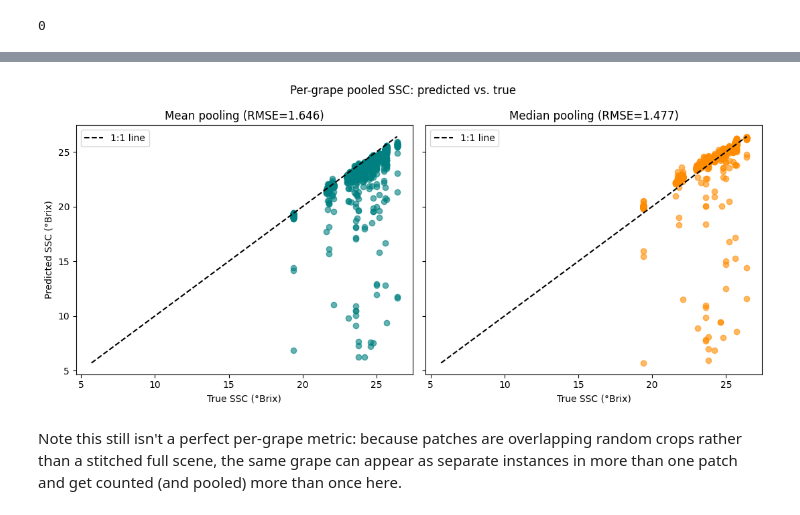
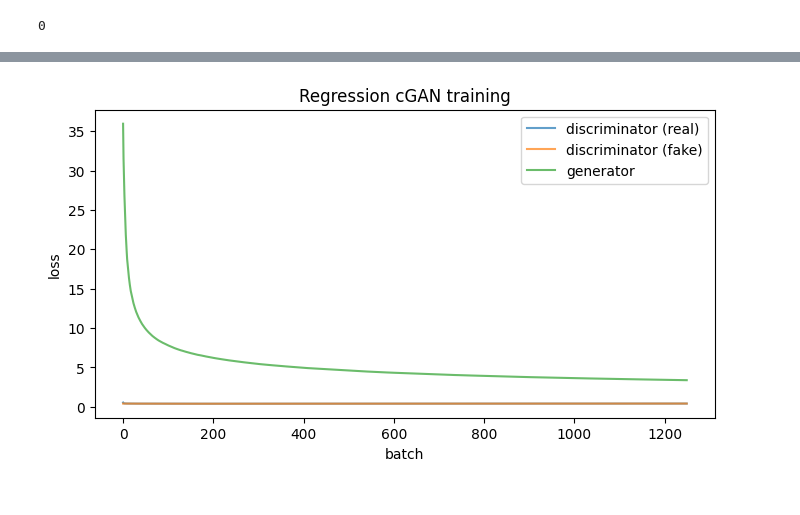
Before and after one commit to LizaGenke/Chemometric-approaches-to-hyperspectral-processing, a Jupyter notebook: 2026/generative_modelling.ipynb, the cells around one changed output, grey strips where cells are left out. Cells and saved outputs as stored; diff of their text form; code cells hidden in the pictures.

```diff
--- a/2026/generative_modelling.ipynb
+++ b/2026/generative_modelling.ipynb
@@ -534,15 +548,16 @@ gc.collect()
 0
 # %%
 d_model_reg = define_discriminator(image_shape, mask_shape)
-g_model_reg = define_generator(image_shape, out_channels=1)
+g_model_reg = define_generator(image_shape, out_channels=1, out_activation='linear')
 gan_model_reg = define_gan(g_model_reg, d_model_reg, image_shape)
 
 dataset_reg = [X_scaled, ssc_scaled]
 
 history_reg = train(d_model_reg, g_model_reg, gan_model_reg, dataset_reg,
-                     n_epochs=10, n_batch=4, out_dir='data/generative_modelling/regression_run')
+                     n_epochs=10, n_batch=4, out_dir=f'{results_path}/regression_run')
 
-g_model_reg.save(f'{data_path}/g_model_reg.keras')
-plot_history(history_reg, title='Regression cGAN training')
+if not IN_COLAB:  # on Colab we use the pre-trained model from the data folder instead
+    g_model_reg.save(f'{data_path}/g_model_reg.keras')
+    save_history(history_reg, 'g_model_reg')
 # %% [output]
 WARNING:tensorflow:5 out of the last 1256 calls to <function TensorFlowTrainer.make_predict_function.<locals>.one_step_on_data_distributed at 0x...> triggered tf.function retracing. Tracing is expensi ...
@@ -694,26 +582,6 @@ Per-grape RMSE, median-pooled predictions: 1.477 °Brix (2408 grapes)
-# %%
-fig, axes = plt.subplots(1, 2, figsize=(11, 5), sharex=True, sharey=True)
-
-all_vals = np.concatenate([true_grape, pred_grape_mean, pred_grape_median])
-lims = [all_vals.min(), all_vals.max()]
-
-axes[0].scatter(true_grape, pred_grape_mean, alpha=0.6, color='teal')
-axes[0].plot(lims, lims, 'k--', label='1:1 line')
-axes[0].set_xlabel('True SSC (°Brix)')
-axes[0].set_ylabel('Predicted SSC (°Brix)')
-axes[0].set_title(f'Mean pooling (RMSE={rmse_grape_mean:.3f})')
-axes[0].legend()
-
-axes[1].scatter(true_grape, pred_grape_median, alpha=0.6, color='darkorange')
-axes[1].plot(lims, lims, 'k--', label='1:1 line')
-axes[1].set_xlabel('True SSC (°Brix)')
-axes[1].set_title(f'Median pooling (RMSE={rmse_grape_median:.3f})')
-axes[1].legend()
-
-plt.suptitle('Per-grape pooled SSC: predicted vs. true')
-plt.tight_layout()
-plt.show()
-# %% [output]
-[figure, removed]
-# %% [markdown]
-Note this still isn't a perfect per-grape metric: because patches are overlapping random crops rather than a stitched full scene, the same grape can appear as separate instances in more than one patch and get counted (and pooled) more than once here.
+# %%
+# Saved training curves are shown if training was skipped or stopped
+plot_history(history_reg if 'history_reg' in globals() else load_history('g_model_reg'),
+             title='Regression cGAN training')
+# %% [output]
+[figure, added]
```
Also changed, not shown: parts of 27 cells of this notebook, 2 other files.
